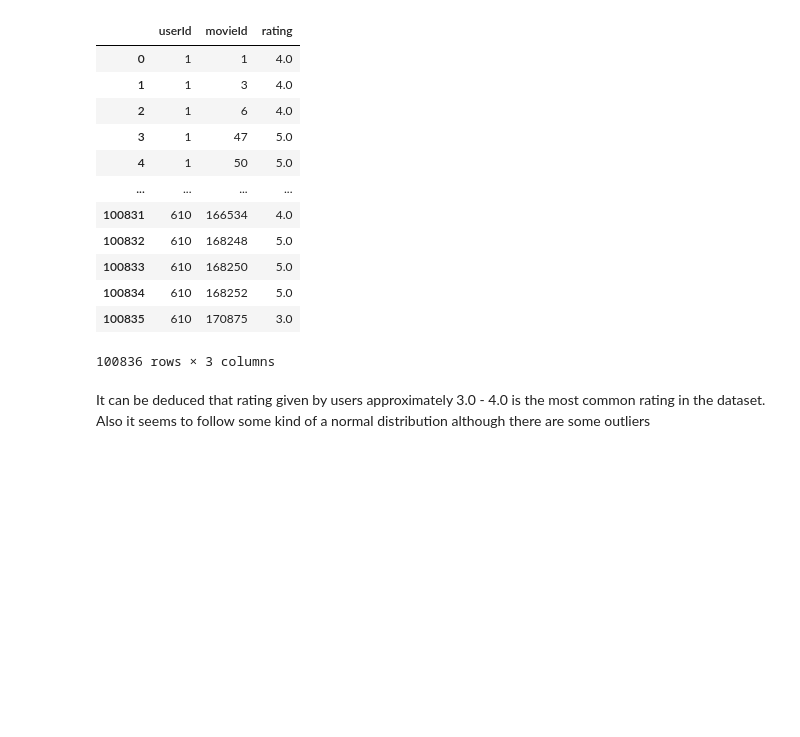
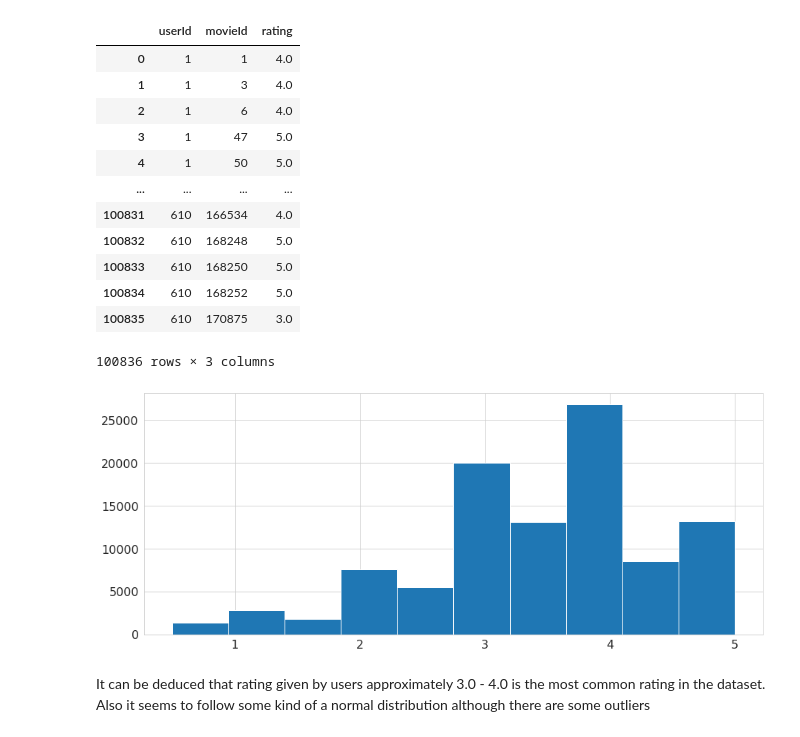
Before and after one commit to E-Juliet/Movie-reccomender, a Jupyter notebook: phase_4_project.ipynb, the cells around one changed output. Drawn from its saved outputs; the diff is of its cells as text; code cells hidden in the pictures; blank space fills up the shorter version.

```diff
--- a/phase_4_project.ipynb
+++ b/phase_4_project.ipynb
@@ -383,6 +383,13 @@ ratings_df_cleaned
 | 100834 | 610 | 168252 | 5.0 |
 | 100835 | 610 | 170875 | 3.0 |
 100836 rows × 3 columns
+# %%
+# checking the distribution plot
+plt.figure(figsize=(15,6))
+ratings_df_cleaned['rating'].hist(bins=10)
+plt.show()
+# %% [output]
+[figure, added]
 # %% [markdown]
 It can be deduced that rating given by users approximately 3.0 - 4.0 is the most common rating in the dataset. Also it seems to follow some kind of a normal distribution although there are some outliers
 # %% [markdown]
```
Also changed, not shown: parts of 19 cells of this notebook.
